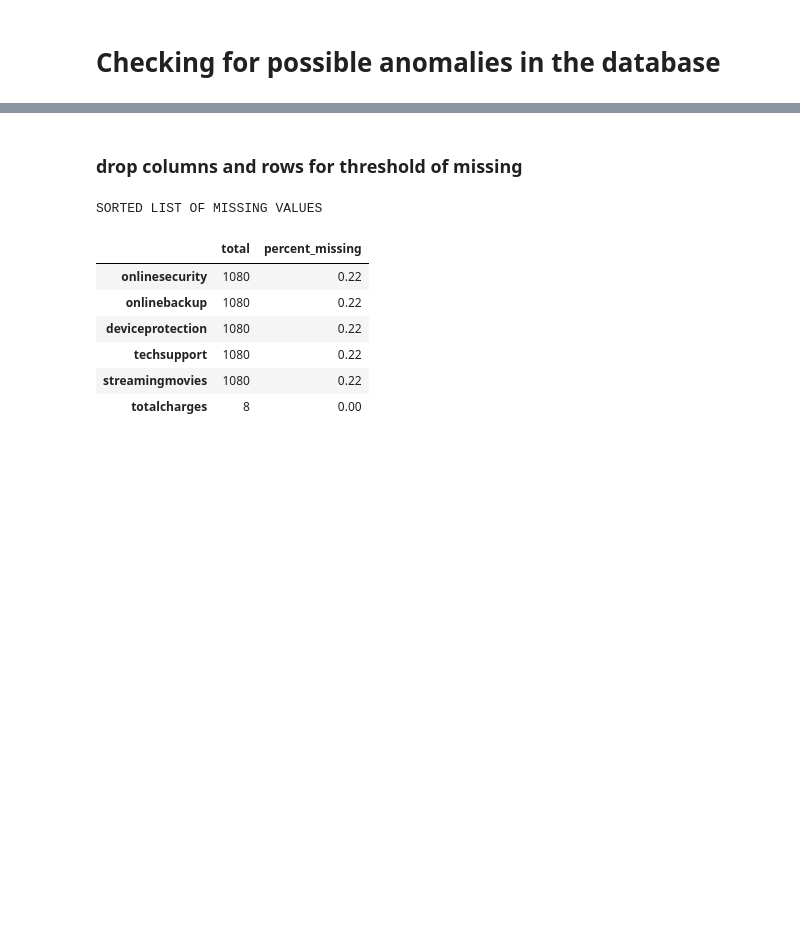
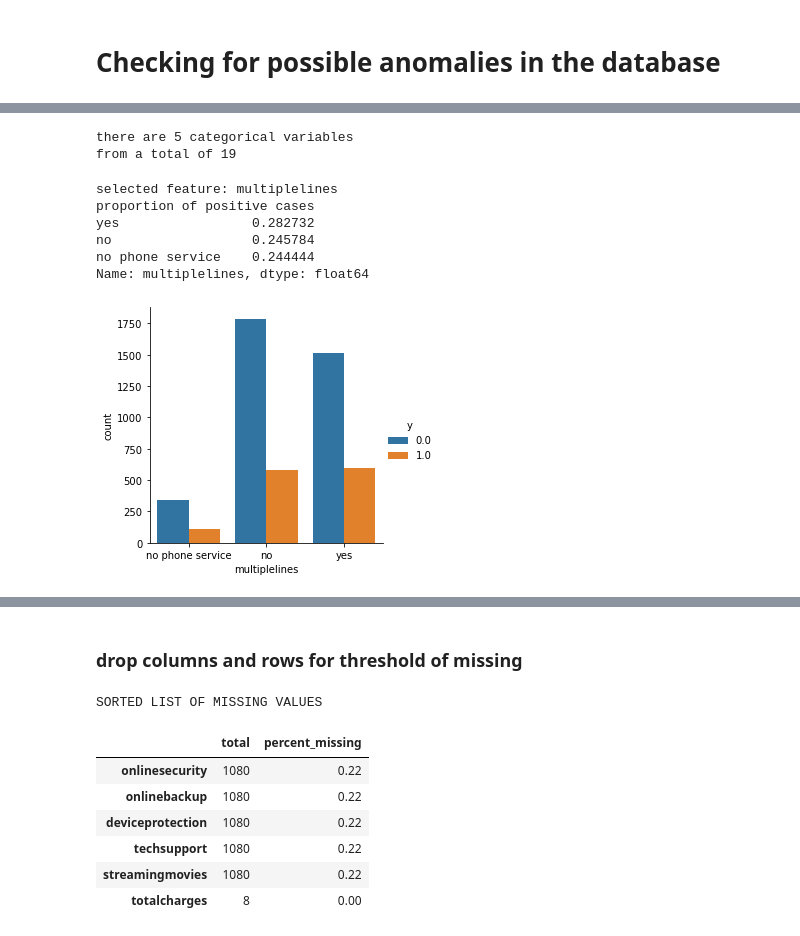
Before and after one commit to Franklin-oliveira/churn, a Jupyter notebook: notebooks/03_eda_cleansing.ipynb, the cells around one changed output, grey strips where cells are left out. Cells and saved outputs as stored; diff of their text form; code cells hidden in the pictures; blank space fills up the shorter version.

```diff
--- a/notebooks/03_eda_cleansing.ipynb
+++ b/notebooks/03_eda_cleansing.ipynb
@@ -183,0 +341,15 @@ data.describe()
+# %%
+def get_cat_vis(df, cat, y):
+    df = df.copy()
+    df['y'] = y
+    print('selected feature:', feature)
+    print('proportion of positive cases')
+    multiplers = (df[df['y']==1][cat].value_counts() / df[cat].value_counts()).sort_values(ascending=False).head()
+    print(multiplers)
+    sns.catplot(x=cat, kind="count", hue="y", data=df, height=4);
+# %%
+print('there are {} categorical variables'.format(len(categories_dict.keys())))
+print('from a total of {}'.format(data.shape[1]))
+# %% [output]
+there are 5 categorical variables
+from a total of 19
@@ -183,0 +360,13 @@ data.describe()
+# %%
+cat_list = list(categories_dict.keys())
+# %%
+feature = cat_list[0]
+get_cat_vis(data, feature, y_train['y'])
+# %% [output]
+selected feature: multiplelines
+proportion of positive cases
+yes                 0.282732
+no                  0.245784
+no phone service    0.244444
+Name: multiplelines, dtype: float64
+[figure, added]
```
Also changed, not shown: parts of 60 cells of this notebook, 19 other files.
